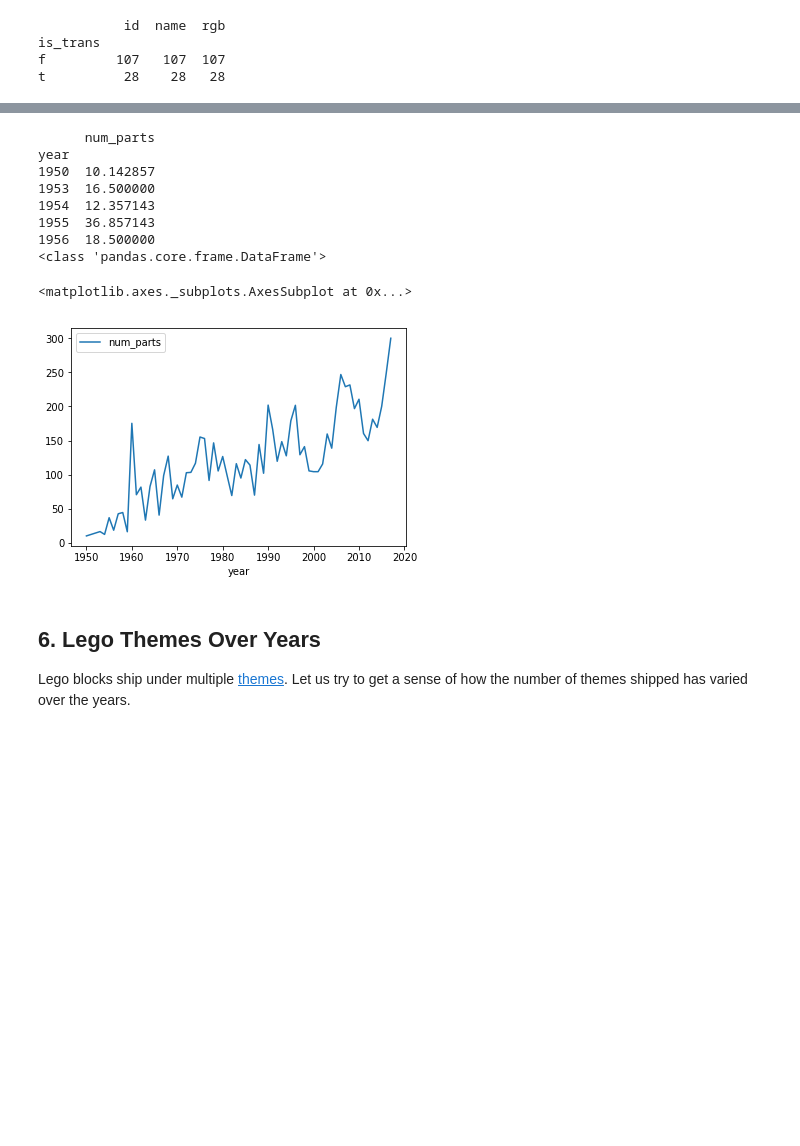
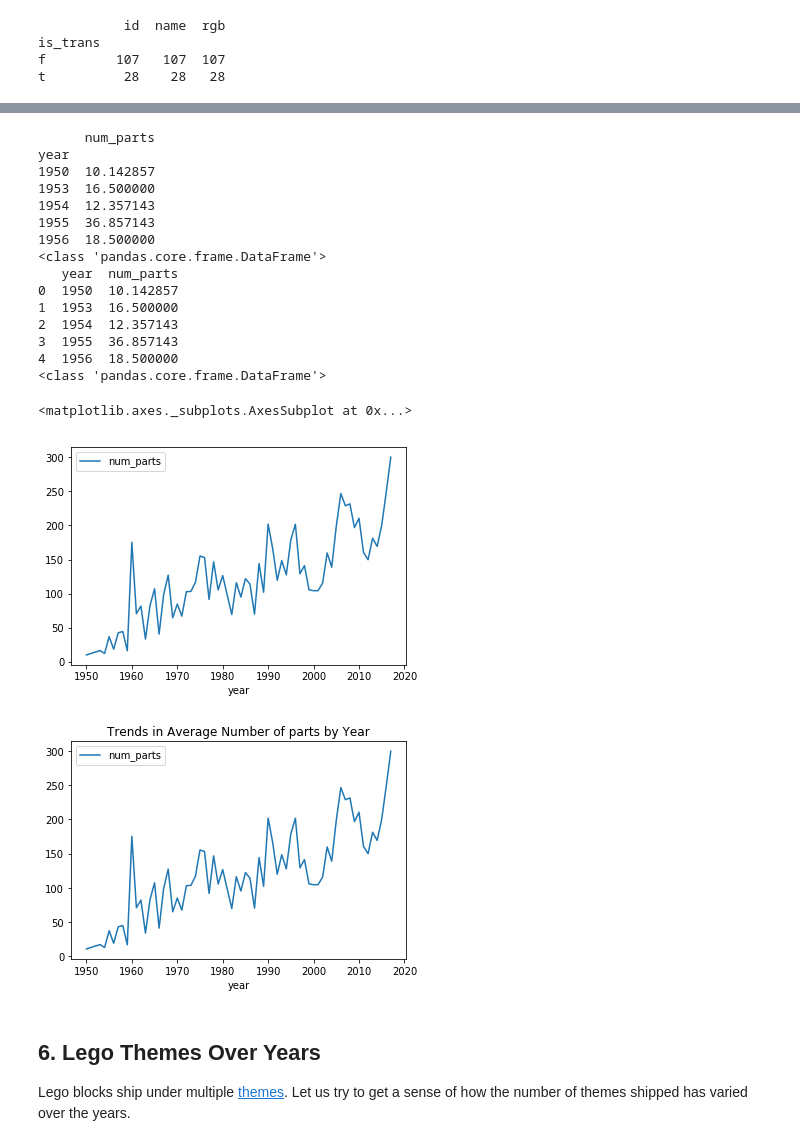
Before and after one commit to ArthurEzenwanne/data-projects, a Jupyter notebook: Exploring_67_years_of_LEGO/67_years_of_lego.ipynb, the cells around one changed output, grey strips where cells are left out. Drawn from its saved outputs; the diff is of its cells as text; code cells hidden in the pictures; blank space fills up the shorter version.

```diff
--- a/Exploring_67_years_of_LEGO/67_years_of_lego.ipynb
+++ b/Exploring_67_years_of_LEGO/67_years_of_lego.ipynb
@@ -66,26 +66,44 @@ t          28    28   28
 # %%
 %matplotlib inline
 # Read sets data as `sets`
 sets = pd.read_csv('datasets/sets.csv')
 
 # Create a summary of average number of parts by year: `parts_by_year`
 parts_by_year = sets[['year', 'num_parts']].groupby('year').mean()
 print(parts_by_year.head())
 print(type(parts_by_year))
 # Plot trends in average number of parts by year
 #parts_by_year.set_ylabel('this is cool')
 parts_by_year.plot()
+
+# Create a summary of average number of parts by year: `parts_by_year`
+parts_by_year1 = sets[['year', 'num_parts']].groupby('year', as_index=False).mean()
+print(parts_by_year1.head())
+print(type(parts_by_year1))
+
+# Plot trends in average number of parts by year
+parts_by_year1.plot(x='year', y='num_parts', title='Trends in Average Number of parts by Year')
+
+# both syntax does the same thing; however type 1 is cleaner and more precise
 # %% [output]
       num_parts
 year
 1950  10.142857
 1953  16.500000
 1954  12.357143
 1955  36.857143
 1956  18.500000
 <class 'pandas.core.frame.DataFrame'>
+   year  num_parts
+0  1950  10.142857
+1  1953  16.500000
+2  1954  12.357143
+3  1955  36.857143
+4  1956  18.500000
+<class 'pandas.core.frame.DataFrame'>
 <matplotlib.axes._subplots.AxesSubplot at 0x...>
 [figure]
+[figure, added]
 # %% [markdown]
 ## 6. Lego Themes Over Years
 <p>Lego blocks ship under multiple <a href="https://shop.lego.com/en-US/Themes">themes</a>. Let us try to get a sense of how the number of themes shipped has varied over the years.</p>
```
Also changed, not shown: parts of 2 cells of this notebook.
